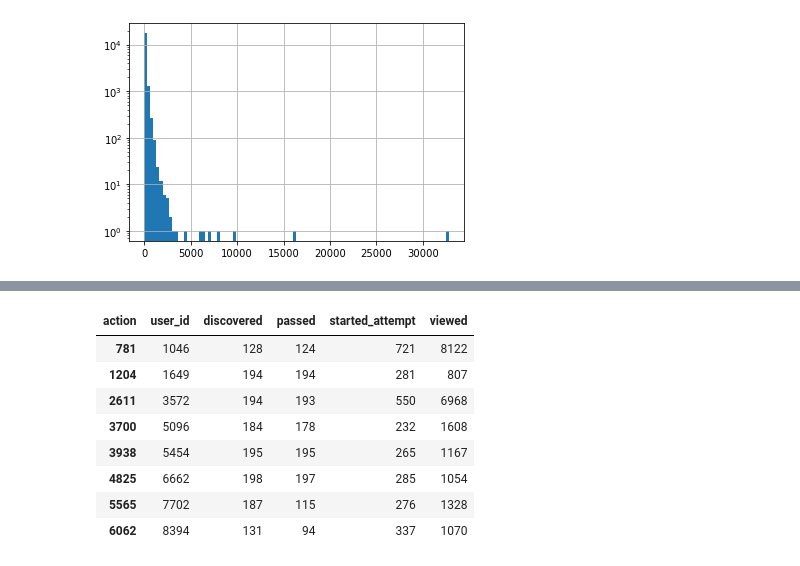
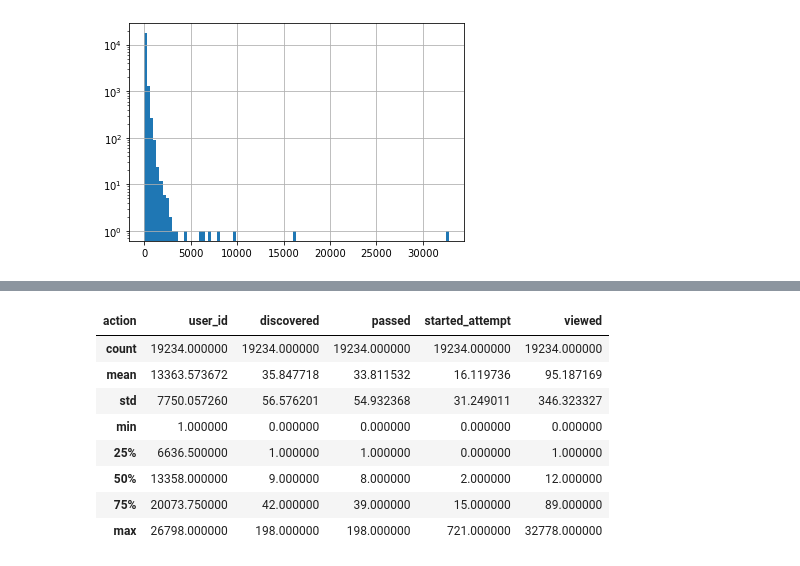
Before and after one commit to gbrs/Intro_DS_ML_Stepic_Karpov, a Jupyter notebook: ml_contest.ipynb, the cells around one changed output, grey strips where cells are left out. Saved outputs shown, nothing was run; the diff lists cells and outputs as text; code cells hidden in the pictures.

```diff
--- a/ml_contest.ipynb
+++ b/ml_contest.ipynb
@@ -395,12 +385,12 @@ user_actions[user_actions.viewed > 5000]
-# %%
-user_actions[user_actions.started_attempt > 230]
-# %% [output]
-| action | user_id | discovered | passed | started_attempt | viewed |
-| 781 | 1046 | 128 | 124 | 721 | 8122 |
-| 1204 | 1649 | 194 | 194 | 281 | 807 |
-| 2611 | 3572 | 194 | 193 | 550 | 6968 |
-| 3700 | 5096 | 184 | 178 | 232 | 1608 |
-| 3938 | 5454 | 195 | 195 | 265 | 1167 |
-| 4825 | 6662 | 198 | 197 | 285 | 1054 |
-| 5565 | 7702 | 187 | 115 | 276 | 1328 |
-| 6062 | 8394 | 131 | 94 | 337 | 1070 |
+# %%
+user_actions.describe()
+# %% [output]
+| action | user_id | discovered | passed | started_attempt | viewed |
+| count | 19234.000000 | 19234.000000 | 19234.000000 | 19234.000000 | 19234.000000 |
+| mean | 13363.573672 | 35.847718 | 33.811532 | 16.119736 | 95.187169 |
+| std | 7750.057260 | 56.576201 | 54.932368 | 31.249011 | 346.323327 |
+| min | 1.000000 | 0.000000 | 0.000000 | 0.000000 | 0.000000 |
+| 25% | 6636.500000 | 1.000000 | 1.000000 | 0.000000 | 1.000000 |
+| 50% | 13358.000000 | 9.000000 | 8.000000 | 2.000000 | 12.000000 |
+| 75% | 20073.750000 | 42.000000 | 39.000000 | 15.000000 | 89.000000 |
+| max | 26798.000000 | 198.000000 | 198.000000 | 721.000000 | 32778.000000 |
```
Also changed, not shown: parts of 6 cells of this notebook.
